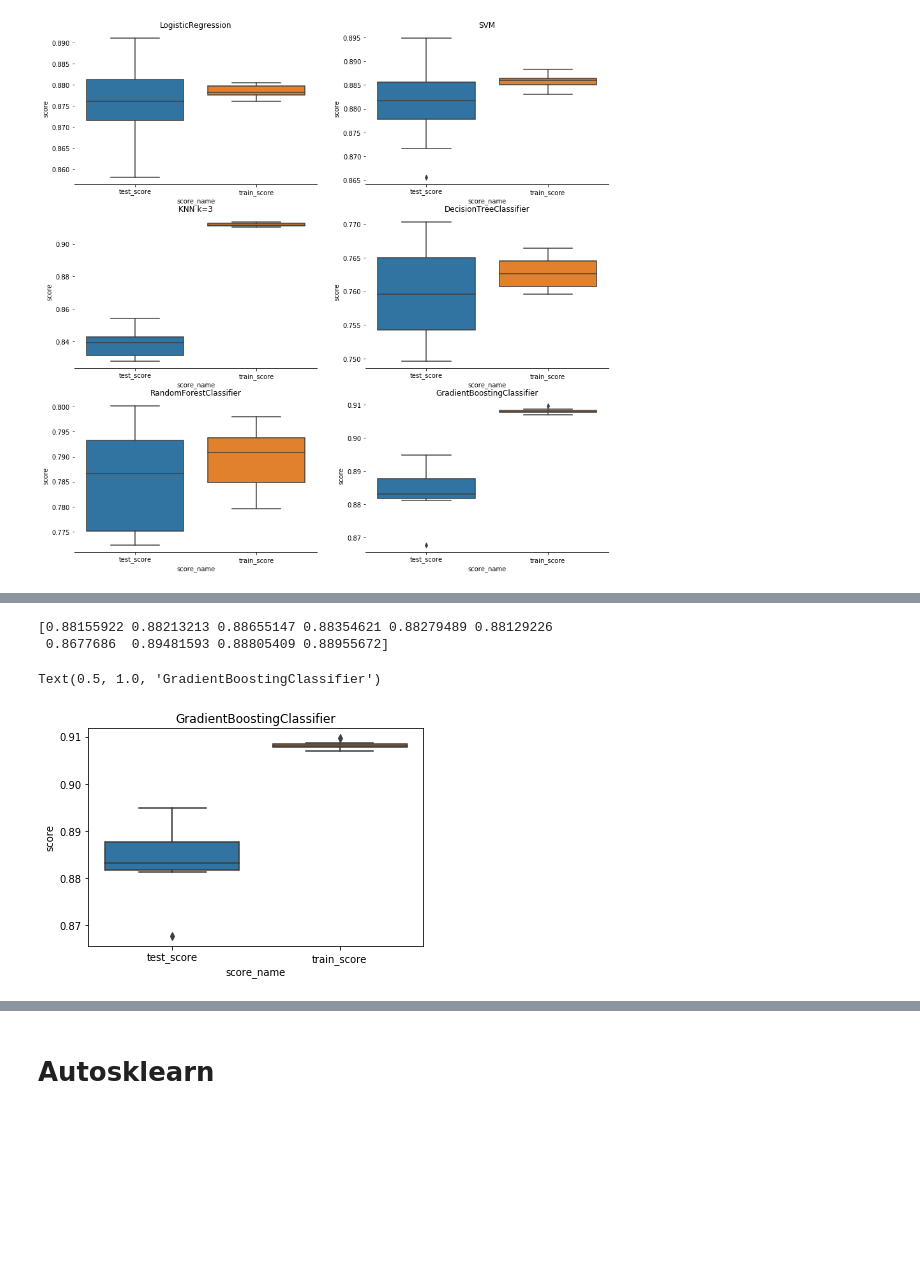
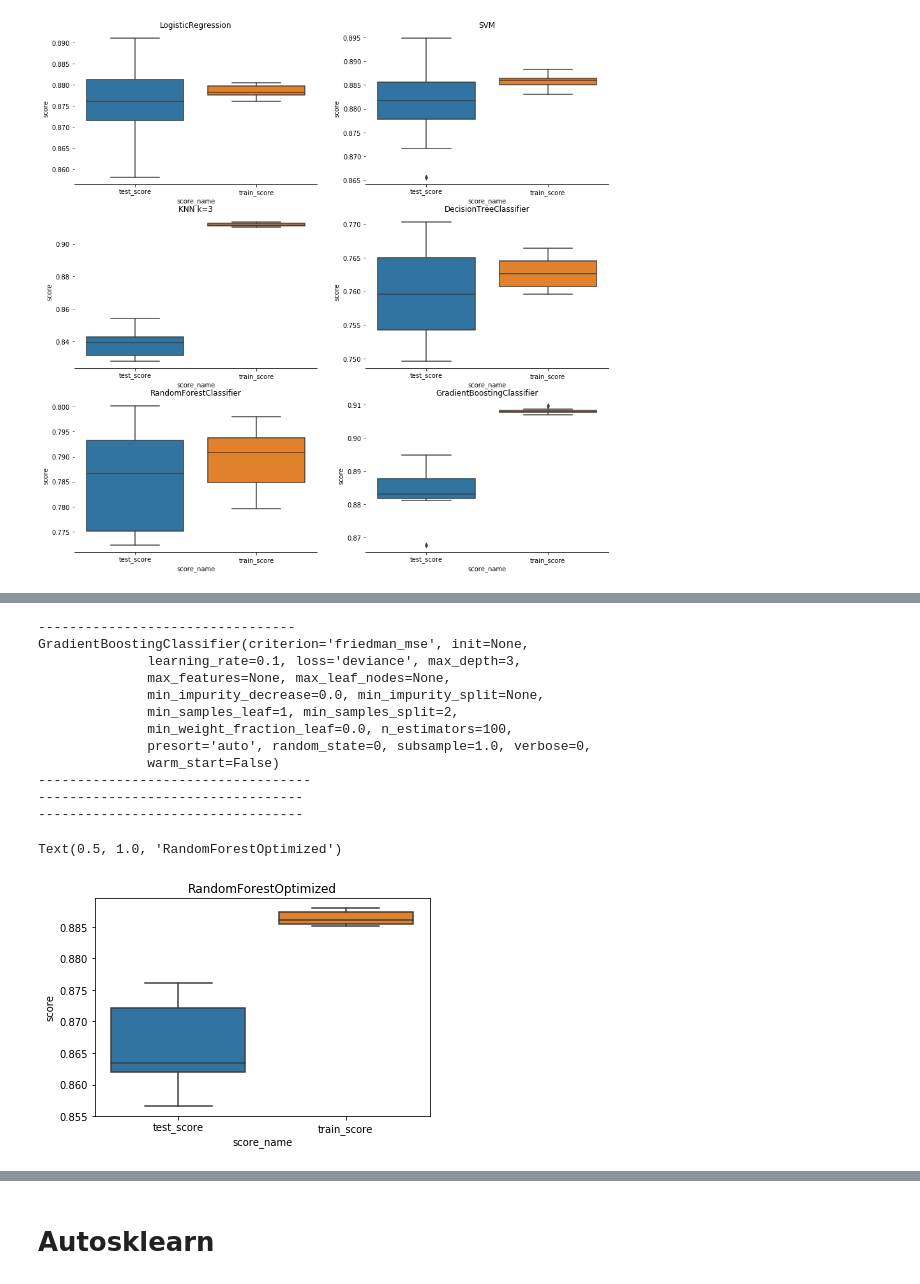
Before and after one commit to Sette/fifa_dataset, a Jupyter notebook: Fifa-pipeline.ipynb, the cells around one changed output, grey strips where cells are left out. Drawn from its saved outputs; the diff is of its cells as text; code cells hidden in the pictures; blank space fills up the shorter version.

```diff
--- a/Fifa-pipeline.ipynb
+++ b/Fifa-pipeline.ipynb
@@ -435,0 +376,8 @@ scores = cross_validate(pipeline, X_train_dev, y_train_dev,cv=10)
+# %%
+rf = RandomForestClassifier(max_depth = 7)
+# Random search of parameters, using 3 fold cross validation,
+# search across 100 different combinations, and use all available cores
+rf_random = RandomizedSearchCV(estimator = rf, param_distributions = random_grid, n_iter = 10, cv = 10, verbose=2, random_state=0, n_jobs = -1)
+# Fit the random search model
+rf_random.fit(X_train_dev, y_train_dev)
+rf_random.best_params_
@@ -436,15 +426,41 @@ scores = cross_validate(pipeline, X_train_dev, y_train_dev,cv=10)
+# %%
+rf = RandomForestClassifier(max_depth = 7,n_estimators= 1400,
+ min_samples_split=10,
+ min_samples_leaf=1,
+ max_features='sqrt',
+ bootstrap= True)
 # %%
+scores = cross_validate(rf, X_train_dev, y_train_dev,cv=10)
+print('---------------------------------')
+print(str(classifier))
+print('-----------------------------------')
+
+print('----------------------------------')
 df = pd.DataFrame()
 df['score'] = scores['test_score']
 df.insert(0, 'score_name', 'test_score')
 tempDf = pd.DataFrame()
 tempDf['score'] = scores['train_score']
 tempDf.insert(0, 'score_name', 'train_score')
+
 df = pd.concat([df,tempDf])
+
+print('----------------------------------')
+# %% [output]
+---------------------------------
+GradientBoostingClassifier(criterion='friedman_mse', init=None,
+              learning_rate=0.1, loss='deviance', max_depth=3,
+              max_features=None, max_leaf_nodes=None,
+              min_impurity_decrease=0.0, min_impurity_split=None,
+              min_samples_leaf=1, min_samples_split=2,
+              min_weight_fraction_leaf=0.0, n_estimators=100,
+              presort='auto', random_state=0, subsample=1.0, verbose=0,
+              warm_start=False)
+-----------------------------------
+----------------------------------
+----------------------------------
 # %%
-sns.boxplot(y='score',x='score_name', data=df).set_title("GradientBoostingClassifier")
+sns.boxplot(y='score',x='score_name', data=df).set_title("RandomForestOptimized")
 # %% [output]
-[0.88155922 0.88213213 0.88655147 0.88354621 0.88279489 0.88129226
- 0.8677686  0.89481593 0.88805409 0.88955672]
+Text(0.5, 1.0, 'RandomForestOptimized')
-Text(0.5, 1.0, 'GradientBoostingClassifier')
-[figure, old version]
+[figure, new version]
```
Also changed, not shown: parts of 25 cells of this notebook.
